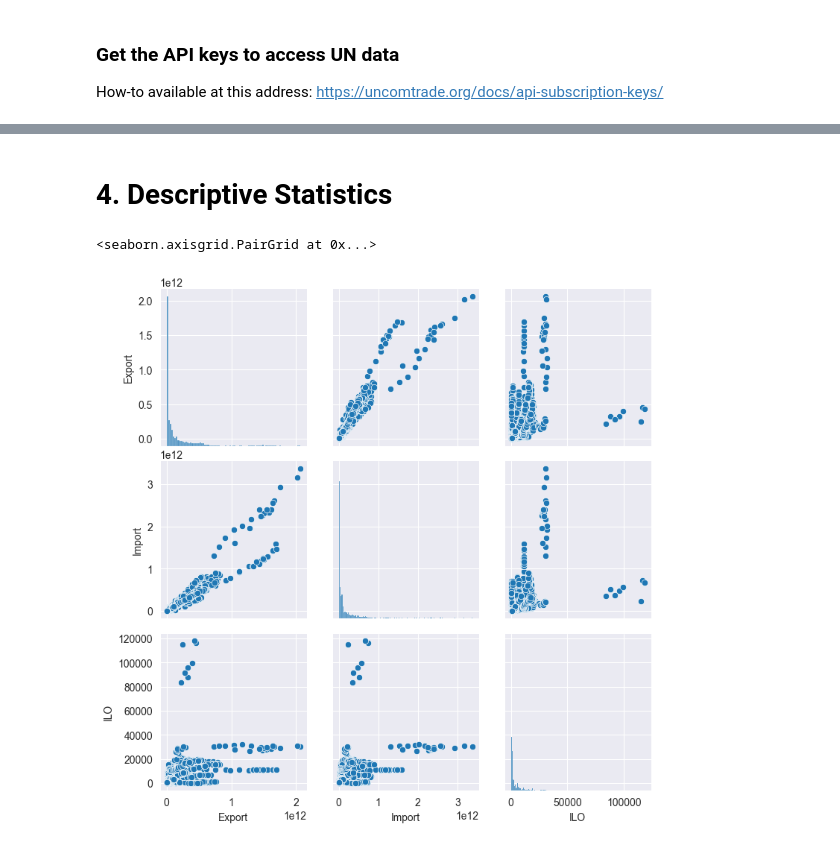
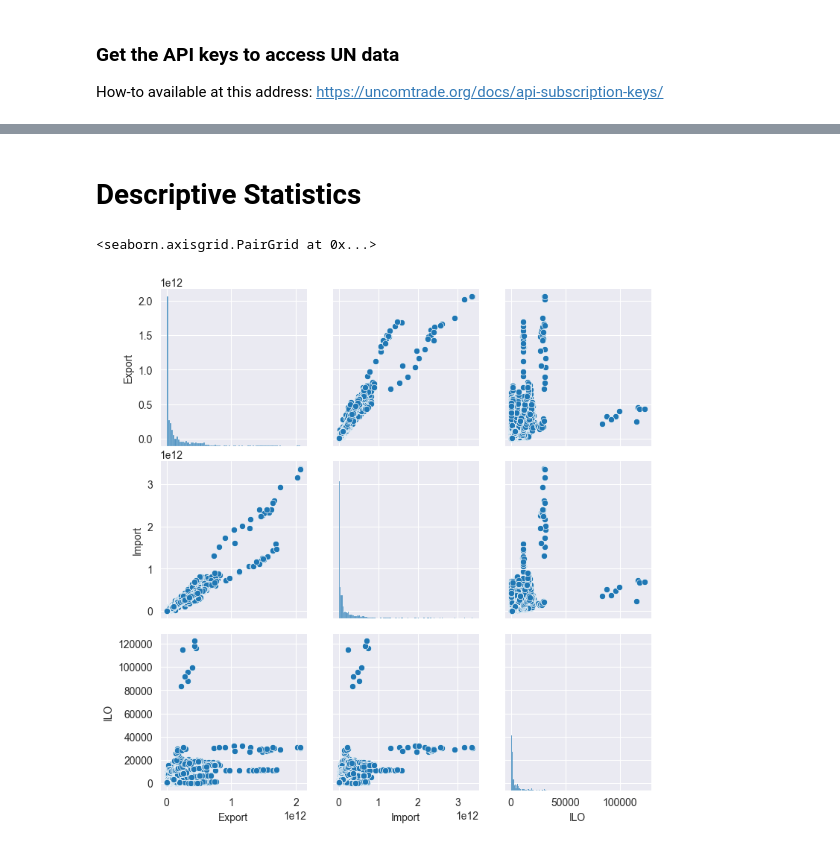
Before and after one commit to Graspp-25-Spring/graspp-25S-trade, a Jupyter notebook: notebooks/milestone_1.ipynb, the cells around one changed output, grey strips where cells are left out. Drawn from its saved outputs; the diff is of its cells as text; code cells hidden in the pictures.

```diff
--- a/notebooks/milestone_1.ipynb
+++ b/notebooks/milestone_1.ipynb
@@ -141,0 +36,4 @@ df_merge.tail(2)
+# %%
+importer = DataImporter(api_key=UN_API_KEY)
+df = importer.get_merged_data()
+df.head(2)
@@ -142,10 +45,10 @@ df_merge.tail(2)
 # %% [markdown]
-# 4. Descriptive Statistics
+# Descriptive Statistics
 # %%
-g = sns.PairGrid(df_merge)
+g = sns.PairGrid(df)
 g.map_diag(sns.histplot)
 g.map_offdiag(sns.scatterplot)
 # %% [output]
 <seaborn.axisgrid.PairGrid at 0x...>
-[figure, old version]
+[figure, new version]
 # %% [markdown]
```
Also changed, not shown: parts of 24 cells of this notebook, 4 other files.
